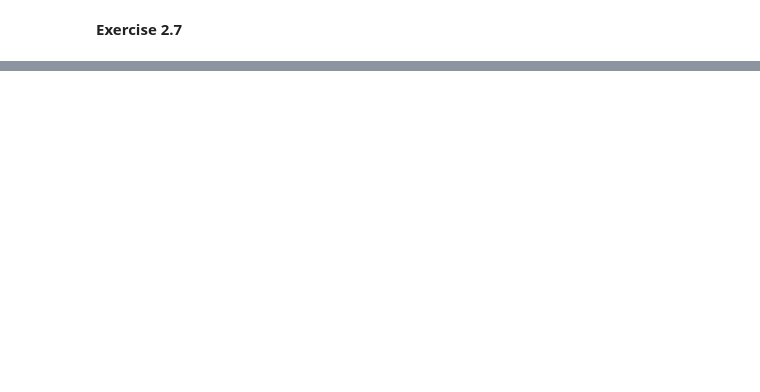
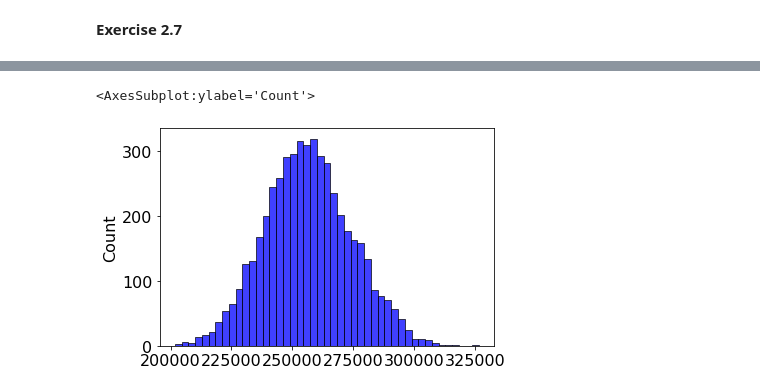
Before and after one commit to ndoyle815/MA930, a Jupyter notebook: Week6/Lecture 2.ipynb, the cells around one changed output, grey strips where cells are left out. Drawn from its saved outputs; the diff is of its cells as text; code cells hidden in the pictures; blank space fills up the shorter version.

```diff
--- a/Week6/Lecture 2.ipynb
+++ b/Week6/Lecture 2.ipynb
@@ -127,2 +128,8 @@ sns.histplot(sigmas,color='b',kde=True)
 # %% [markdown]
 **Exercise 2.7**
+# %%
+prices = pd.read_csv('./pp-2022.csv', header=None, usecols=[1])
+ser = prices[1]
+prices = ser.to_numpy()
+prices = prices[prices < 2e6]
+prices
@@ -128,0 +156,16 @@ sns.histplot(sigmas,color='b',kde=True)
+# %%
+# samples
+samsize = 500
+Nexp = 5000
+mus = np.zeros(Nexp)
+sigmas = np.zeros(Nexp)
+
+for i in range(Nexp):
+    np.random.shuffle(prices)
+
+    sample = prices[:samsize]
+    mus[i] = sample.mean()
+    sigmas[i] = np.sqrt(samsize/(samsize-1))*sample.std()
+
+# normal
+norms = np.random.normal(mu,sigma/np.sqrt(samsize),size=Nexp)
@@ -128,0 +184,6 @@ sns.histplot(sigmas,color='b',kde=True)
+# %%
+# unbiased sample variance
+sns.histplot(sigmas,color='b')
+# %% [output]
+<AxesSubplot:ylabel='Count'>
+[figure, added]
```
Also changed, not shown: parts of 18 cells of this notebook.
